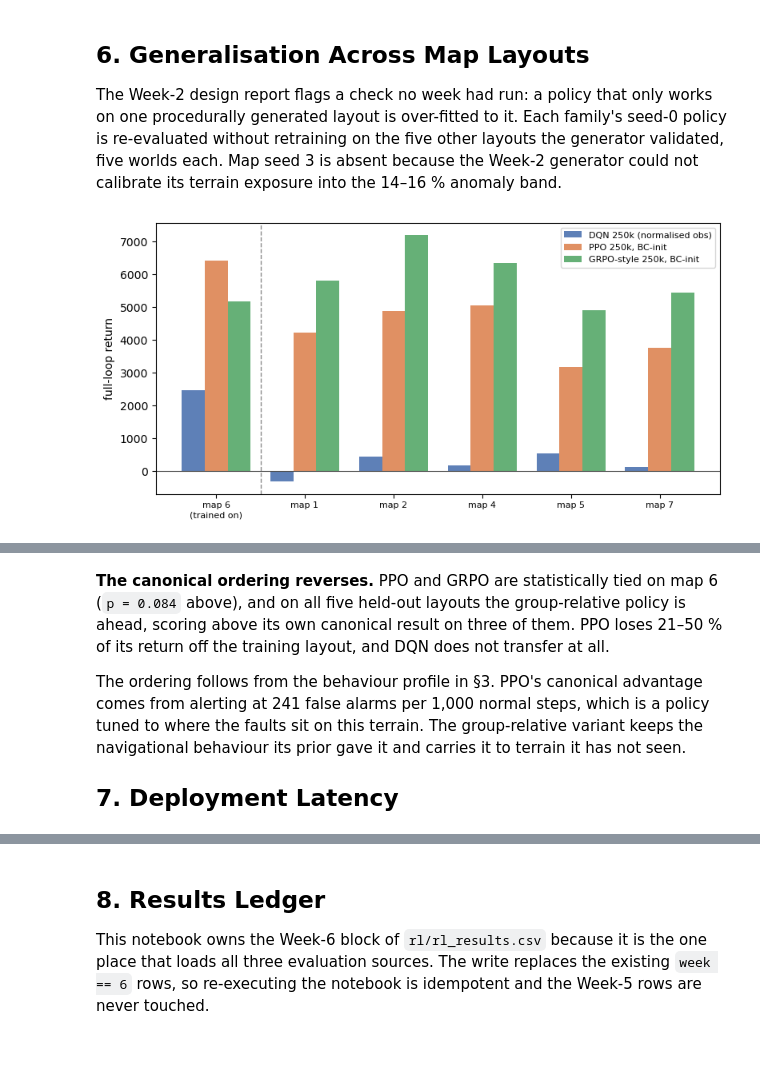
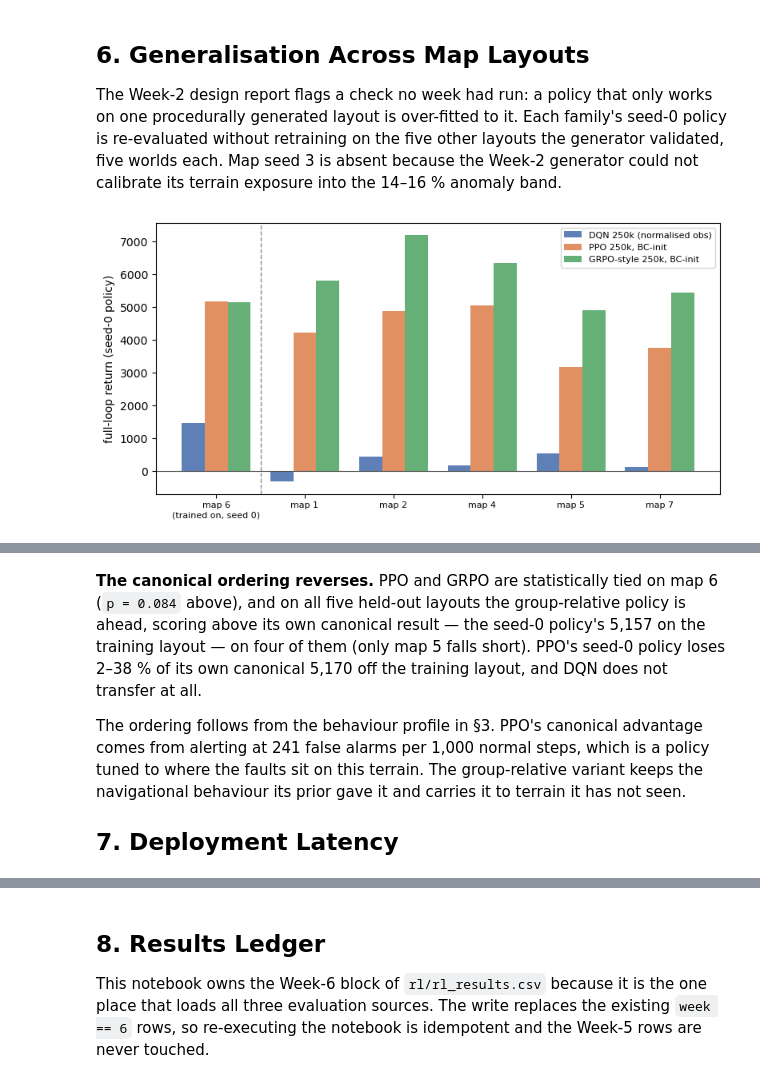
Before and after one commit to LHY3015/hongyu-ingen-ml-analyst, a Jupyter notebook: notebooks/W06_PolicyGradient_RL.ipynb, the cells around one changed output, grey strips where cells are left out. Saved outputs shown, nothing was run; the diff lists cells and outputs as text; code cells hidden in the pictures; blank space fills up the shorter version.

```diff
--- a/notebooks/W06_PolicyGradient_RL.ipynb
+++ b/notebooks/W06_PolicyGradient_RL.ipynb
@@ -404,41 +435,52 @@ on the five other layouts the generator validated, five worlds each. Map seed 3
 Week-2 generator could not calibrate its terrain exposure into the 14–16 % anomaly band.
 # %%
 def fig_cross_layout(ev):
-    """Return on the training layout against the five the policies never saw."""
+    """Return on the training layout against the five the policies never saw.
+
+    The held-out evaluations exist for the seed-0 policy only, so the map-6 bar is that same
+    seed's mean over the ten canonical worlds — one aggregation level across the whole chart,
+    not the 5-seed family mean the tables elsewhere report.
+    """
     pick = [('dqn250k', BLUE), ('ppo250k_bcinit', ORANGE), ('grpo250k_bcinit', GREEN)]
     labels = dict(DISPLAY)
     maps = sorted(ev['ppo250k_bcinit']['cross_map'], key=int)
     fig, ax = plt.subplots(figsize=(8, 4))
     w, x = 0.26, np.arange(len(maps) + 1)
     for i, (t, c) in enumerate(pick):
         d = ev[t]
-        vals = [d['return_mean']] + [d['cross_map'][m]['return_mean'] for m in maps]
+        vals = [np.mean(d['per_seed'][0])] + [d['cross_map'][m]['return_mean'] for m in maps]
         ax.bar(x + (i - 1) * w, vals, w, color=c, alpha=0.9, label=labels[t])
     ax.axhline(0, color='0.3', lw=0.8)
     ax.axvline(0.5, color=GREY, ls='--', lw=1)
     ax.set_xticks(x)
-    ax.set_xticklabels(['map 6\n(trained on)'] + [f'map {m}' for m in maps], fontsize=8)
-    ax.set_ylabel('full-loop return')
+    ax.set_xticklabels(['map 6\n(trained on, seed 0)'] + [f'map {m}' for m in maps], fontsize=8)
+    ax.set_ylabel('full-loop return (seed-0 policy)')
     ax.legend(fontsize=8)
     fig.tight_layout()
     save(fig, 'cross_layout.png')
     return fig
 
 
 def cross_map_table(ev):
-    """Generalisation across the W02-validated layouts other than the canonical MAP_SEED = 6."""
+    """Generalisation across the W02-validated layouts other than the canonical MAP_SEED = 6.
+
+    'map 6 (canonical)' is the published 5-seed family mean; 'map 6 (seed 0)' is the evaluated
+    policy's own canonical score, the comparator for the held-out columns.
+    """
     rows = []
     for tag, d in ev.items():
         if not isinstance(d, dict) or 'cross_map' not in d:
             continue
-        r = {'policy': dict(DISPLAY).get(tag, tag), 'map 6 (canonical)': round(d['return_mean'])}
+        r = {'policy': dict(DISPLAY).get(tag, tag),
+             'map 6 (canonical)': round(d['return_mean']),
+             'map 6 (seed 0)': round(float(np.mean(d['per_seed'][0])))}
         for ms, v in d['cross_map'].items():
             r[f'map {ms}'] = round(v['return_mean'])
         rows.append(r)
     return pd.DataFrame(rows)
 
 
 fig_cross_layout(ev); plt.show()
 cross_map_table(ev)
 # %% [output]
-[figure, old version]
+[figure, new version]
@@ -449,7 +491,8 @@ cross_map_table(ev)
 # %% [markdown]
 **The canonical ordering reverses.** PPO and GRPO are statistically tied on map 6 (`p = 0.084` above),
 and on all five held-out layouts the group-relative policy is ahead, scoring above its own canonical
-result on three of them. PPO loses 21–50 % of its return off the training layout, and DQN does not
+result — the seed-0 policy's 5,157 on the training layout — on four of them (only map 5 falls short).
+PPO's seed-0 policy loses 2–38 % of its own canonical 5,170 off the training layout, and DQN does not
 transfer at all.
 
 The ordering follows from the behaviour profile in §3. PPO's canonical advantage comes from alerting at
```
Also changed, not shown: parts of 4 cells of this notebook, 7 other files.
